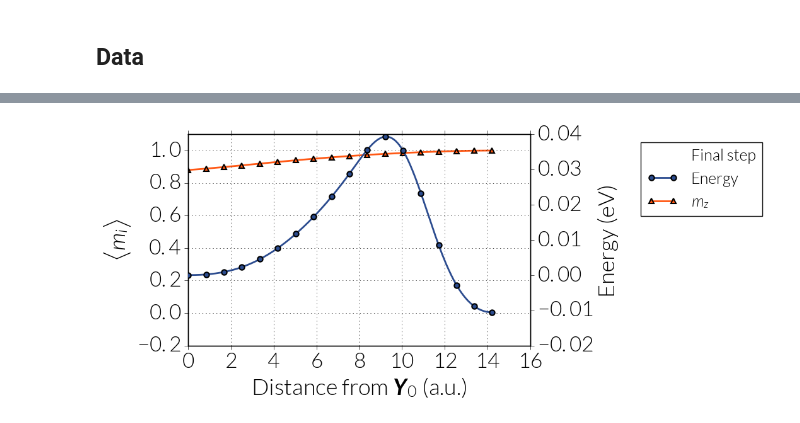
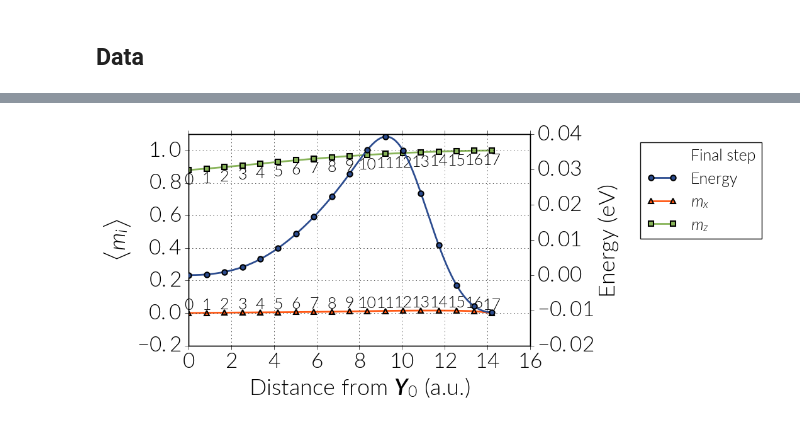
Before and after one commit to davidcortesortuno/nebm_plot_tools, a Jupyter notebook: tutorial/tutorial_fidimag.ipynb, the cells around one changed output, grey strips where cells are left out. Saved outputs shown, nothing was run; the diff lists cells and outputs as text; code cells hidden in the pictures.

Commit message:
Fixed and simplified number annotation. Documented and updated the tutorial

```diff
--- a/tutorial/tutorial_fidimag.ipynb
+++ b/tutorial/tutorial_fidimag.ipynb
@@ -105,19 +138,20 @@ imp.reload(npf)
 # %%
 p = npf.plot_dist_vs_m(sim,
-(False, False, True),
+(True, False, True),
 [
 ['neb_21x21-spins_fm-sk_atomic_k1e4_dYs.ndt',
  r'Final step',
  97, 'neb_21x21-spins_fm-sk_atomic_k1e4',
  'neb_21x21-spins_fm-sk_atomic_k1e4_energy.ndt'
  ]],
-number_annotation=[0.5, 0, 0],
+num_labels=[0],
+num_scale=[[2, -8]],  # --> Fix
 legend_position=(1.3, 1.),
 rel_folder=base_folder,
 ylim=[-0.2, 1.1],
 secondary_axis=[1.602e-19, 'eV'],
 energy_shift=0,
 interpolate_energy=[NEBM_Geodesic, 500]
 )
 # %% [output]
-[figure, old version]
+[figure, new version]
```
Also changed, not shown: parts of 18 cells of this notebook, 2 other files.
